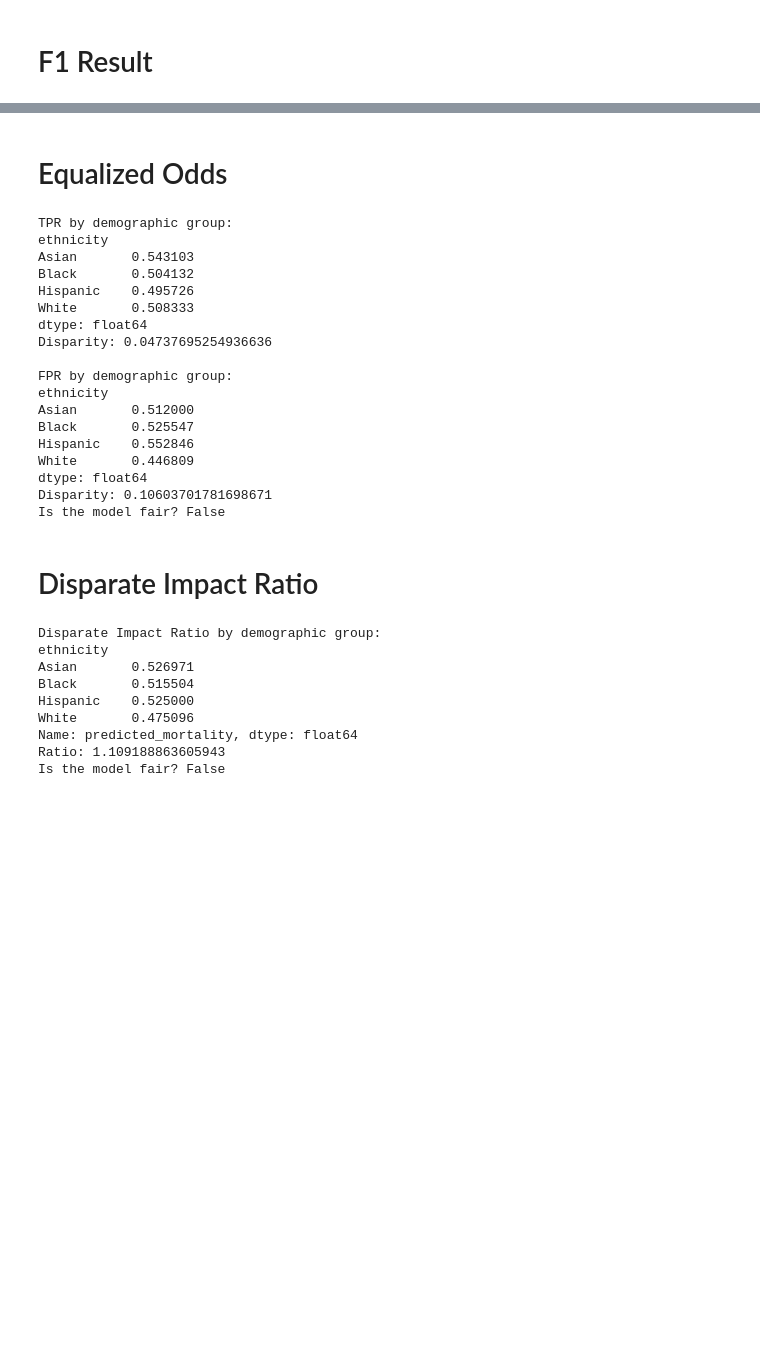
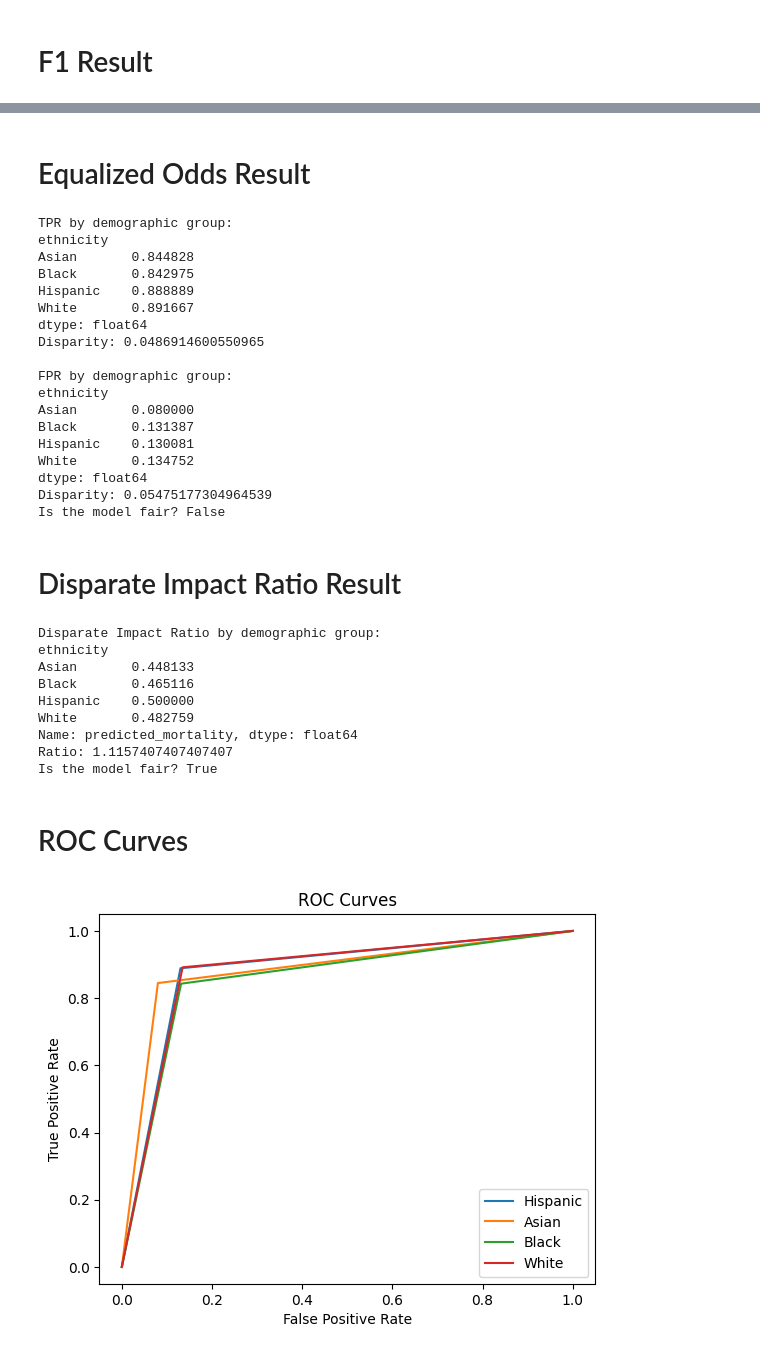
Before and after one commit to ElijahJohn1204/Fairness, a Jupyter notebook: example.ipynb, the cells around one changed output, grey strips where cells are left out. Cells and saved outputs as stored; diff of their text form; code cells hidden in the pictures; blank space fills up the shorter version.

Commit message:
More graphs and notebook

```diff
--- a/example.ipynb
+++ b/example.ipynb
@@ -14,8 +14,13 @@ df = pd.DataFrame({
     'gender': np.random.choice(['Male', 'Female'], size=1000)
 })
 
+#df.iloc[:750, :]['predicted_mortality'] = df.iloc[:750, :]['actual_mortality']  # Set first 750 rows of predicted_mortality to actual_mortality
+df.loc[:749, "predicted_mortality"] = df.loc[:749, "actual_mortality"]  # Set first 750 rows of predicted_mortality to actual_mortality
+
+# Set parameters for fairness evaluation as you see fit
 demographic = 'ethnicity'
 fairness_threshold = 0.05
+# ratio_threshold = 1.2 # optional paramter used in disparate_impact_ratio function
 predicted_outcome = 'predicted_mortality'
 actual_outcome = 'actual_mortality'
 
@@ -68,6 +73,6 @@ Disparity: 0.041152263374485576
 Is the model fair? True
 # %% [markdown]
-# Equalized Odds
+# Equalized Odds Result
 # %%
 equalized_odds_result = evaluated_metrics['equalized_odds']
 print("\nTPR by demographic group:")
@@ -80,24 +85,24 @@ print("Is the model fair?", equalized_odds_result['is_fair'])
 # %% [output]
 TPR by demographic group:
 ethnicity
-Asian       0.543103
-Black       0.504132
-Hispanic    0.495726
-White       0.508333
+Asian       0.844828
+Black       0.842975
+Hispanic    0.888889
+White       0.891667
 dtype: float64
-Disparity: 0.04737695254936636
+Disparity: 0.0486914600550965
 
 FPR by demographic group:
 ethnicity
-Asian       0.512000
-Black       0.525547
-Hispanic    0.552846
-White       0.446809
+Asian       0.080000
+Black       0.131387
+Hispanic    0.130081
+White       0.134752
 dtype: float64
-Disparity: 0.10603701781698671
+Disparity: 0.05475177304964539
 Is the model fair? False
 # %% [markdown]
-# Disparate Impact Ratio
+# Disparate Impact Ratio Result
 # %%
 disparate_impact_result = evaluated_metrics['disparate_impact_ratio']
 print("\nDisparate Impact Ratio by demographic group:")
@@ -107,10 +112,16 @@ print("Is the model fair?", disparate_impact_result['is_fair'])
 # %% [output]
 Disparate Impact Ratio by demographic group:
 ethnicity
-Asian       0.526971
-Black       0.515504
-Hispanic    0.525000
-White       0.475096
+Asian       0.448133
+Black       0.465116
+Hispanic    0.500000
+White       0.482759
 Name: predicted_mortality, dtype: float64
-Ratio: 1.109188863605943
-Is the model fair? False
+Ratio: 1.1157407407407407
+Is the model fair? True
+# %% [markdown]
+# ROC Curves
+# %%
+roc_curves = fair.roc_analysis(df, demographic, predicted_outcome, actual_outcome)
+# %% [output]
+[figure, added]
```
Also changed, not shown: parts of 6 cells of this notebook, 1 other file.
